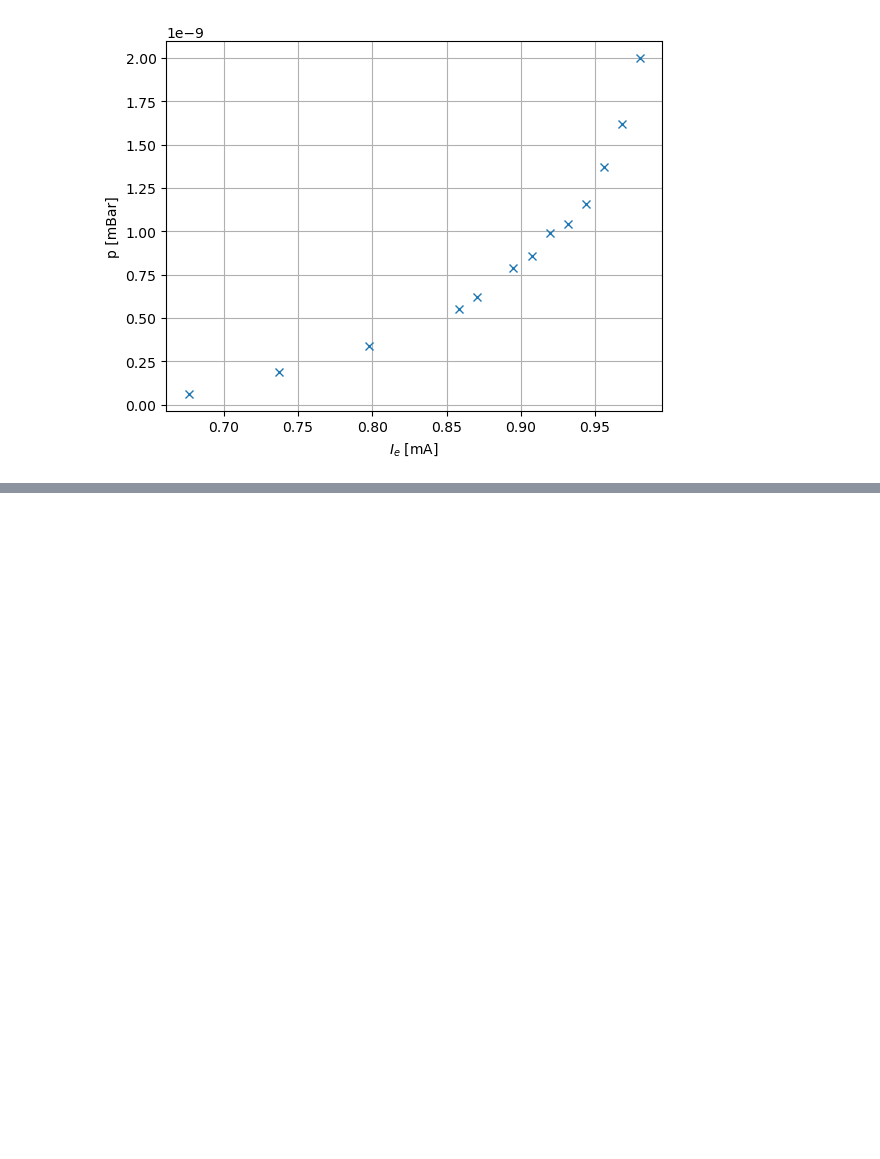
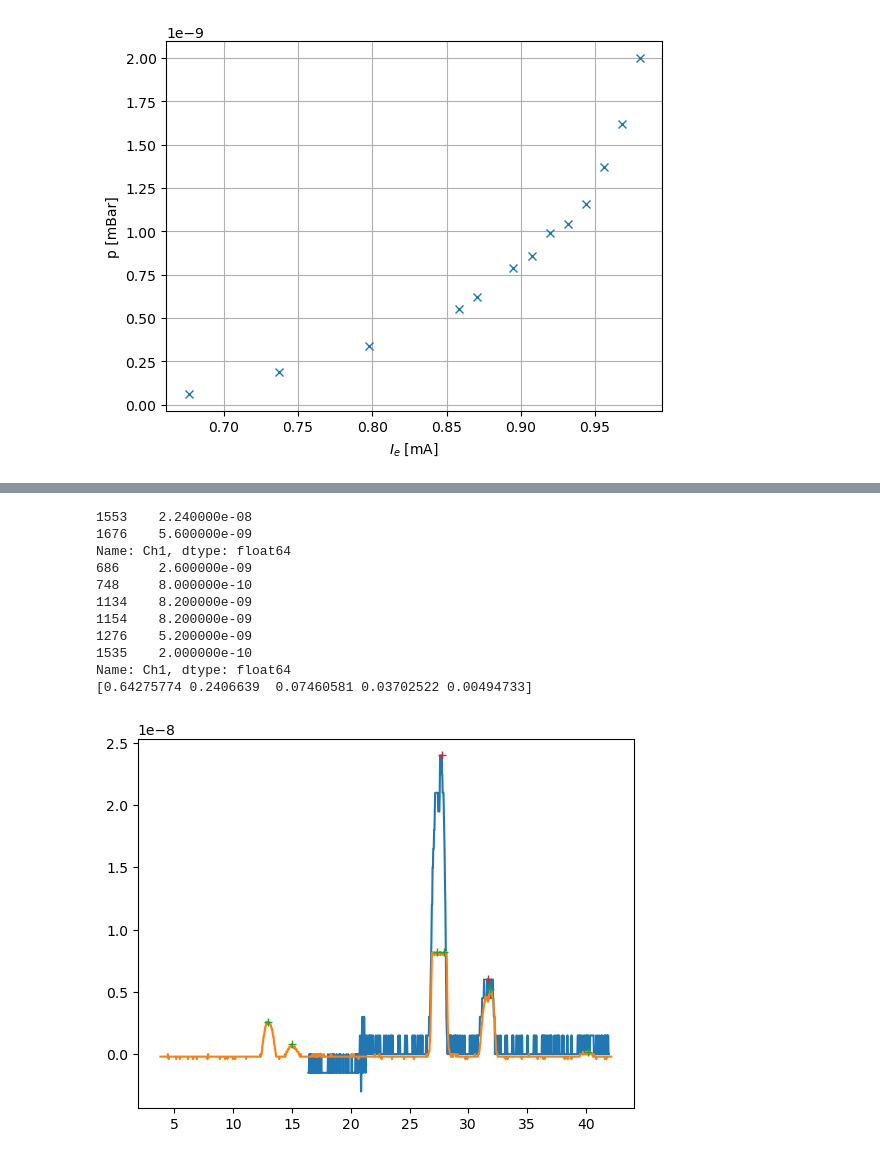
Before and after one commit to HerbertderGrosse/P3, a Jupyter notebook: Massenspektrometer/Mass_spectroskopy.ipynb, the cells around one changed output, grey strips where cells are left out. Saved outputs shown, nothing was run; the diff lists cells and outputs as text; code cells hidden in the pictures; blank space fills up the shorter version.

```diff
--- a/Massenspektrometer/Mass_spectroskopy.ipynb
+++ b/Massenspektrometer/Mass_spectroskopy.ipynb
@@ -307 +315,39 @@ for se in start_ends:
 [figure]
+# %%
+
+
+scaled_spec = read_Tek(42,[0.6,1])
+full_spec = read_Tek(41,[0.2,0.8])
+
+plt.plot(scaled_spec["time"]+10, (scaled_spec["Ch1"]-y_offset)*0.75e-8)
+
+plt.plot(full_spec["time"]+23, (full_spec["Ch1"]-y_offset)*1e-9)
+
+fullpeaks=sp.signal.find_peaks((full_spec["Ch1"]-y_offset), distance=20, width=20,height=0.001)[0]
+partpeaks=sp.signal.find_peaks((scaled_spec["Ch1"]-y_offset), distance=30, width=20,height=0.001)[0]
+
+
+plt.plot(full_spec["time"].iloc[fullpeaks]+23, (full_spec["Ch1"].iloc[fullpeaks]-y_offset)*1e-9,"+")
+#plt.show()
+
+plt.plot(scaled_spec["time"].iloc[partpeaks]+10, (scaled_spec["Ch1"].iloc[partpeaks]-y_offset)*0.75e-8,"+")
+
+
+#print((scaled_spec["Ch1"].iloc[partpeaks]-y_offset)*0.7e-8)
+#print((full_spec["Ch1"].iloc[fullpeaks]-y_offset)*1e-9)
+
+pres=np.array([2.240000e-08*1, 5.200000e-09/0.62, 2.600000e-09, 8.000000e-10/0.62, 2.000000e-10/1.16])
+print(pres/sum(pres))
+# %% [output]
+1553    2.240000e-08
+1676    5.600000e-09
+Name: Ch1, dtype: float64
+686     2.600000e-09
+748     8.000000e-10
+1134    8.200000e-09
+1154    8.200000e-09
+1276    5.200000e-09
+1535    2.000000e-10
+Name: Ch1, dtype: float64
+[0.64275774 0.2406639  0.07460581 0.03702522 0.00494733]
+[figure, added]
```
Also changed, not shown: parts of 5 cells of this notebook.
